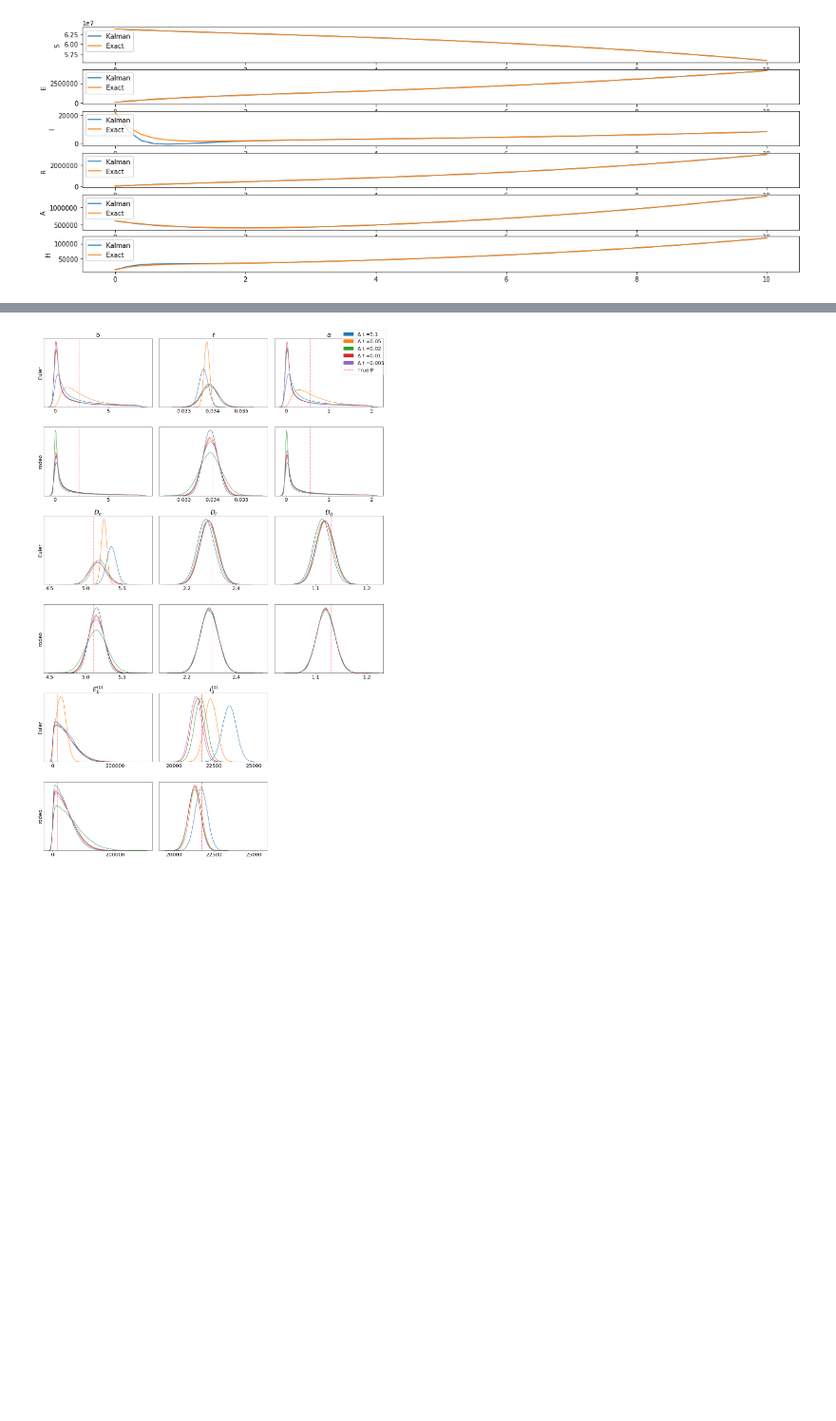
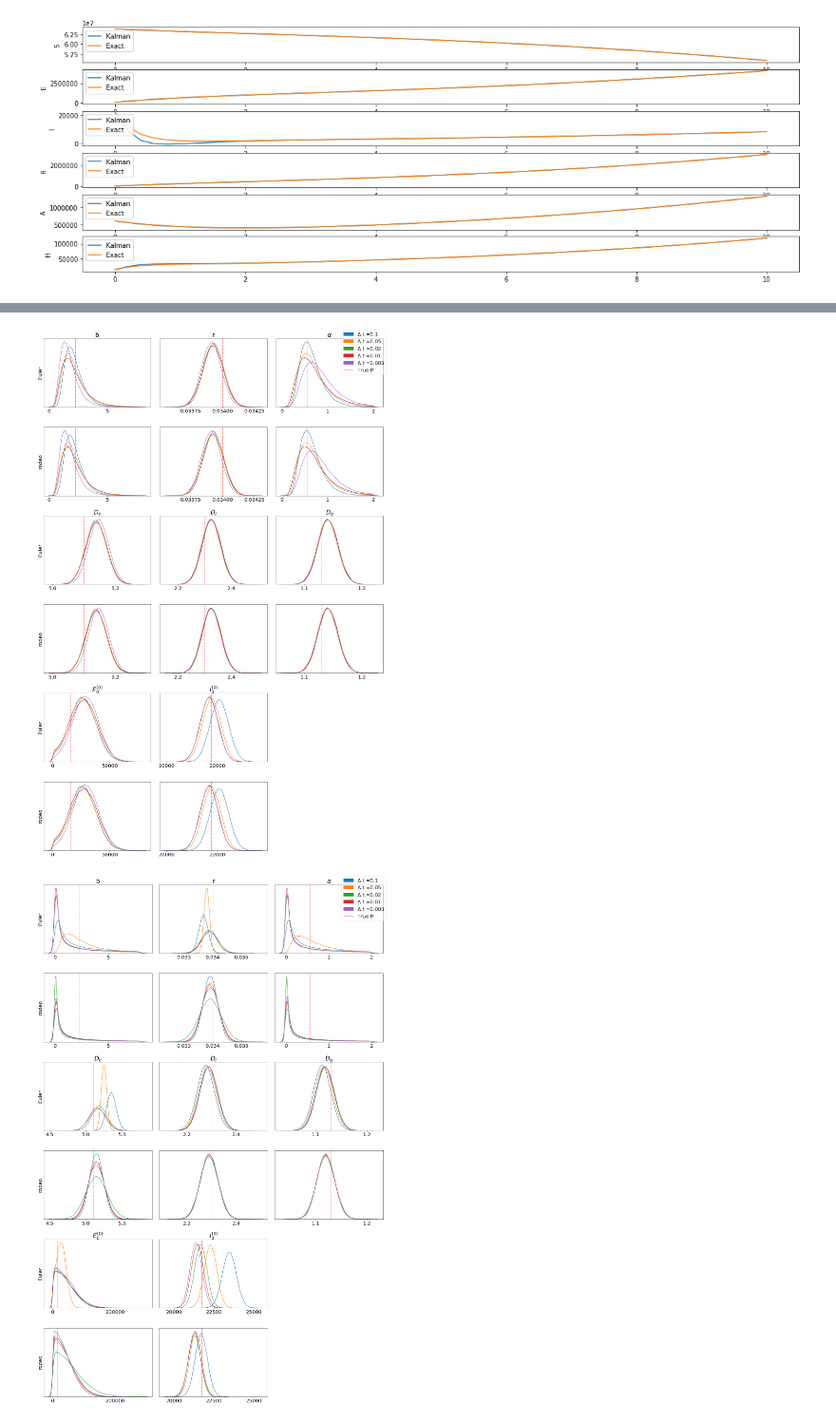
Before and after one commit to mlysy/rodeo-legacy, a Jupyter notebook: examples/Covid.ipynb, the cells around one changed output, grey strips where cells are left out. Shown at 95% size. Saved outputs shown, nothing was run; the diff lists cells and outputs as text; code cells hidden in the pictures; blank space fills up the shorter version.

```diff
--- a/examples/Covid.ipynb
+++ b/examples/Covid.ipynb
@@ -146,7 +153,7 @@ df.to_csv("SEIRAH.csv")
 # %%
 inf = inference(state_ind, tmin, tmax, seirah)
 inf.funpad = seirahpad
-hlst = np.array([.1, .05, .02, .01, .005])
+hlst = np.array([.05])
 dt = 1
 theta_euler = np.zeros((len(hlst), n_samples, n_theta+2))
 theta_kalman = np.zeros((len(hlst), n_samples, n_theta+2))
@@ -158,7 +165,7 @@ xx0 = np.array([63884630, None, None, 0, 618013, 13388])
 # %%
 for i in range(len(hlst)):
     phi_hat, phi_var = inf.phi_fit(Y_t, xx0, hlst[i], dt, phi_mean, phi_sd, inf.euler_nlpost,
-                                   inf.euler_solve, inf.loglike_pois, phi_init=phi_init)
+                                   inf.euler_solve, inf.loglike_pois, phi_init=phi_init, auto=False)
     phi_sample = inf.phi_sample(phi_hat, phi_var, n_samples)
     theta_sample = np.exp(phi_sample[:, :n_theta])
     theta_euler[i] = np.abs(np.append(theta_sample, phi_sample[:, n_theta:], axis=1))
@@ -180,2 +193,15 @@ for i in range(len(hlst)):
+# %%
+theta_euler = np.load('saves/seirah_theta_euler8.npy')
+theta_kalman = np.load('saves/seirah_theta_kalman8.npy')
+hlst = np.array([0.1, 0.05, 0.02, 0.01, 0.005])
+var_names = ["b", "r", r"$\alpha$", "$D_e$", "$D_I$", "$D_q$", "$E_0^{(0)}$", "$I_0^{(0)}$"]
+plt.rcParams.update({'font.size': 20})
+clip = [(0, 8), None, (0,2), None, None, None, None, None]
+param_true = np.append(theta_true, np.array([15492, 21752]))
+figure = inf.theta_plot(theta_kalman[:,:,:], theta_kalman[:,:,:], param_true, hlst, var_names, clip=clip, rows=3)
+#figure.savefig('figures/seirahfigure3.pdf')
+plt.show()
+# %% [output]
+[figure, added]
 # %%
 theta_euler = np.load('saves/seirah_theta_euler7.npy')
```
Also changed, not shown: parts of 6 cells of this notebook, 28 other files.
